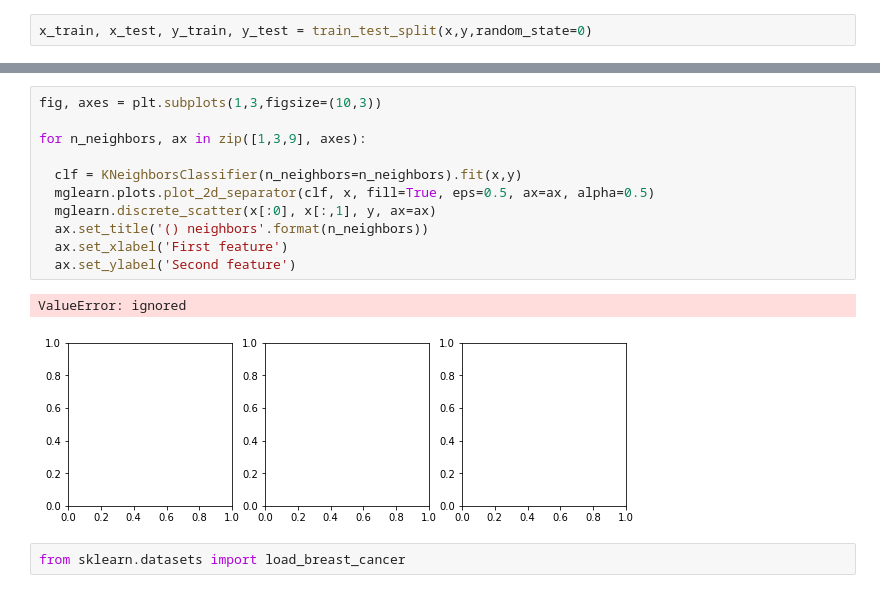
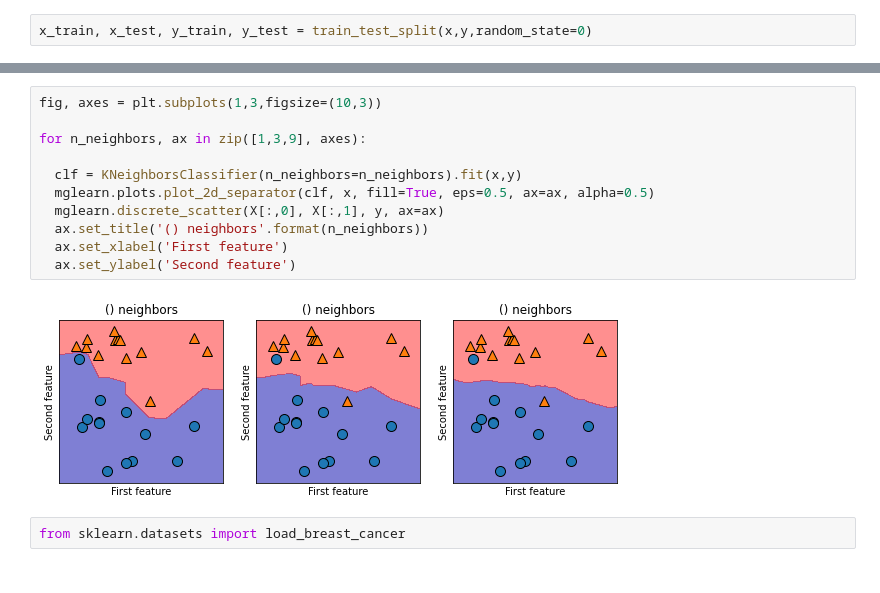
Before and after one commit to LeeJiHoon1125/Lee-Ji-Hoon, a Jupyter notebook: 이지훈7강8강.ipynb, the cells around one changed output, grey strips where cells are left out. Drawn from its saved outputs; the diff is of its cells as text.

```diff
--- a/이지훈7강8강.ipynb
+++ b/이지훈7강8강.ipynb
@@ -286,17 +275,16 @@ ValueError: ignored
 # %%
 fig, axes = plt.subplots(1,3,figsize=(10,3))
 
 for n_neighbors, ax in zip([1,3,9], axes):
 
   clf = KNeighborsClassifier(n_neighbors=n_neighbors).fit(x,y)
   mglearn.plots.plot_2d_separator(clf, x, fill=True, eps=0.5, ax=ax, alpha=0.5)
-  mglearn.discrete_scatter(x[:0], x[:,1], y, ax=ax)
+  mglearn.discrete_scatter(X[:,0], X[:,1], y, ax=ax)
   ax.set_title('() neighbors'.format(n_neighbors))
   ax.set_xlabel('First feature')
   ax.set_ylabel('Second feature')
 # %% [output]
-ValueError: ignored
-[figure, old version]
+[figure, new version]
 # %%
 from sklearn.datasets import load_breast_cancer
 # %%
```
Also changed, not shown: parts of 28 cells of this notebook.
